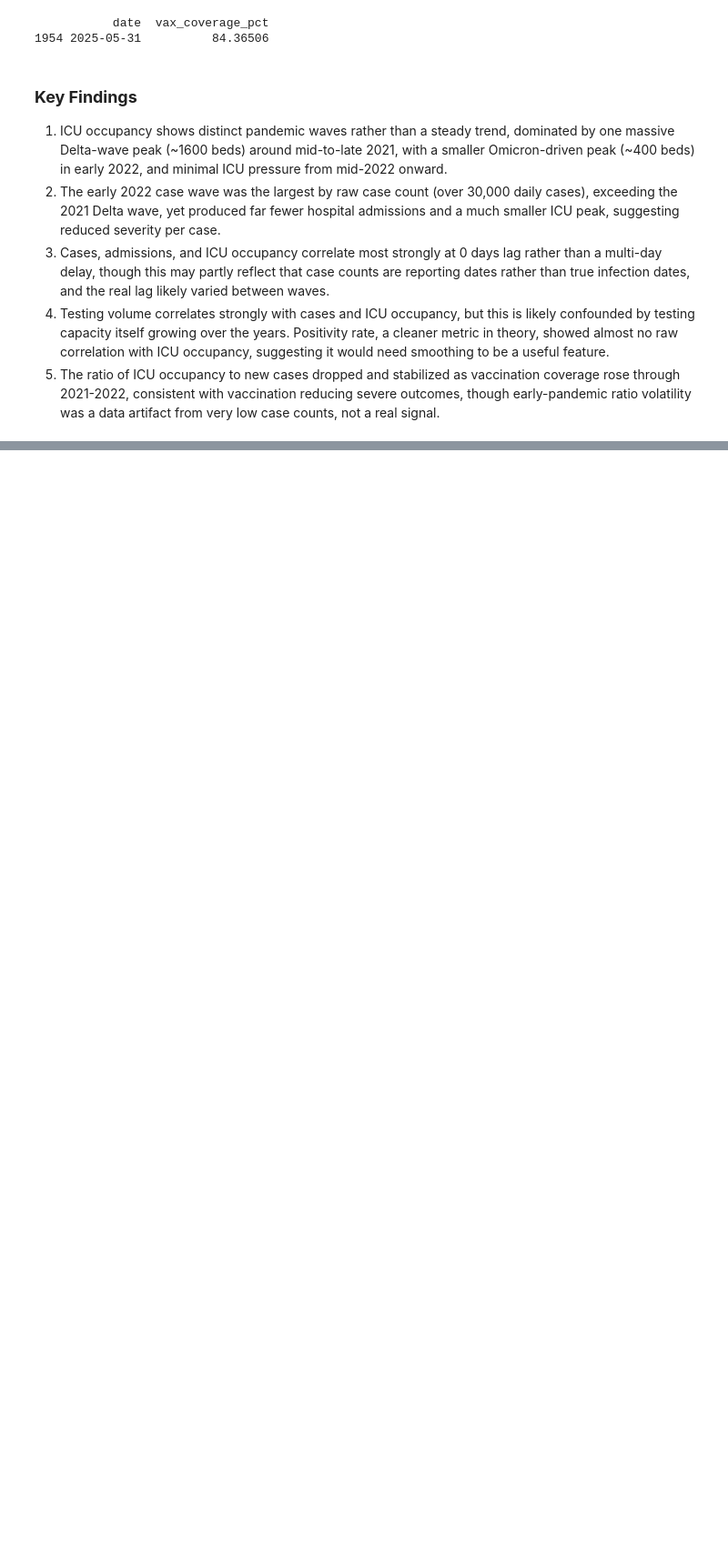
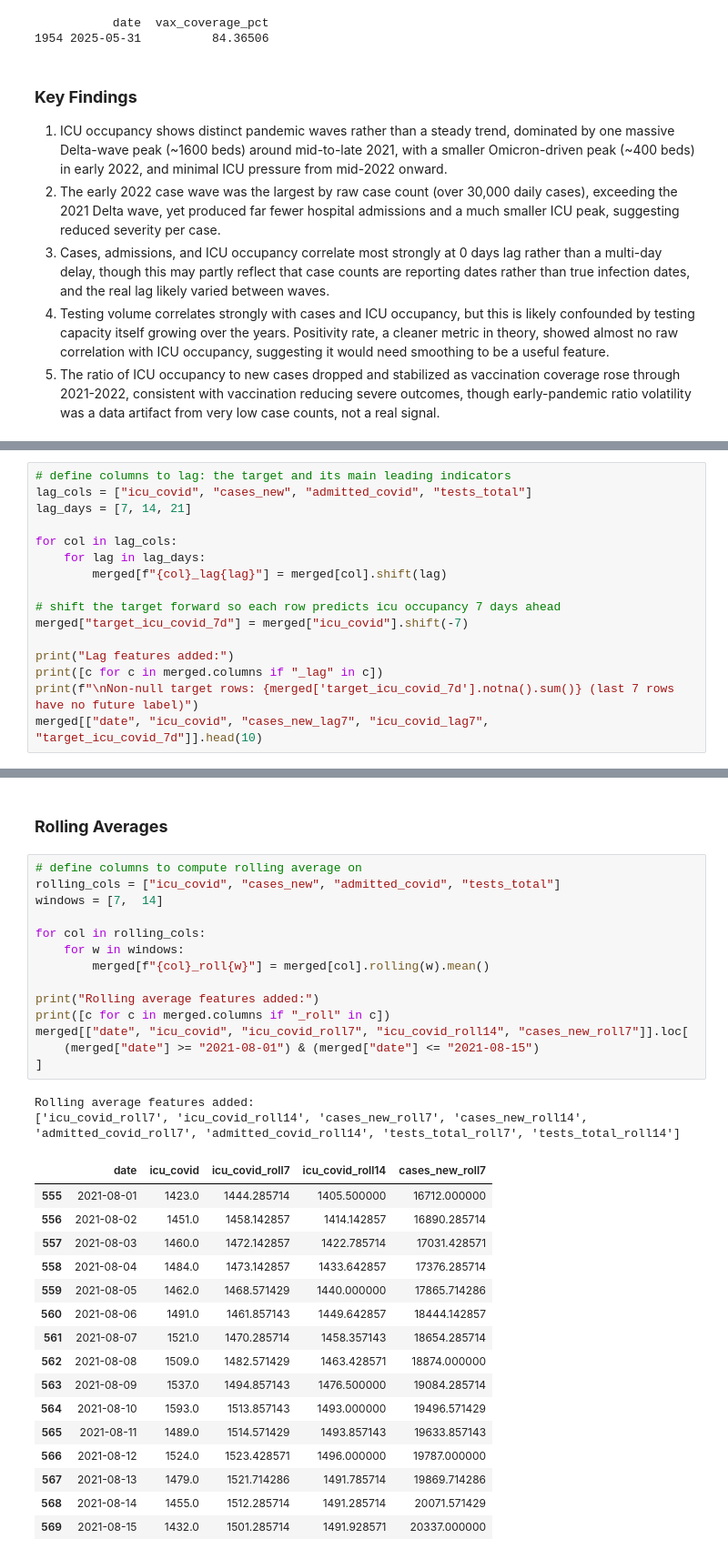
Before and after one commit to peishuen/Malaysia-ICU-Bed-Demand-Forecasting, a Jupyter notebook: analysis.ipynb, the cells around one changed output, grey strips where cells are left out. Shown at 91% size. Drawn from its saved outputs; the diff is of its cells as text; blank space fills up the shorter version.

Commit message:
add phase 4 feature engineering and train/test split

```diff
--- a/analysis.ipynb
+++ b/analysis.ipynb
@@ -524,0 +529,16 @@ print(merged.loc[merged["date"] == merged["date"].max(), ["date", "vax_coverage_
+# %%
+# define columns to lag: the target and its main leading indicators
+lag_cols = ["icu_covid", "cases_new", "admitted_covid", "tests_total"]
+lag_days = [7, 14, 21]
+
+for col in lag_cols:
+    for lag in lag_days:
+        merged[f"{col}_lag{lag}"] = merged[col].shift(lag)
+
+# shift the target forward so each row predicts icu occupancy 7 days ahead
+merged["target_icu_covid_7d"] = merged["icu_covid"].shift(-7)
+
+print("Lag features added:")
+print([c for c in merged.columns if "_lag" in c])
+print(f"\nNon-null target rows: {merged['target_icu_covid_7d'].notna().sum()} (last 7 rows have no future label)")
+merged[["date", "icu_covid", "cases_new_lag7", "icu_covid_lag7", "target_icu_covid_7d"]].head(10)
@@ -524,0 +561,35 @@ print(merged.loc[merged["date"] == merged["date"].max(), ["date", "vax_coverage_
+# %% [markdown]
+### **Rolling Averages**
+# %%
+# define columns to compute rolling average on
+rolling_cols = ["icu_covid", "cases_new", "admitted_covid", "tests_total"]
+windows = [7,  14]
+
+for col in rolling_cols:
+    for w in windows:
+        merged[f"{col}_roll{w}"] = merged[col].rolling(w).mean()
+
+print("Rolling average features added:")
+print([c for c in merged.columns if "_roll" in c])
+merged[["date", "icu_covid", "icu_covid_roll7", "icu_covid_roll14", "cases_new_roll7"]].loc[
+    (merged["date"] >= "2021-08-01") & (merged["date"] <= "2021-08-15")
+]
+# %% [output]
+Rolling average features added:
+['icu_covid_roll7', 'icu_covid_roll14', 'cases_new_roll7', 'cases_new_roll14', 'admitted_covid_roll7', 'admitted_covid_roll14', 'tests_total_roll7', 'tests_total_roll14']
+|  | date | icu_covid | icu_covid_roll7 | icu_covid_roll14 | cases_new_roll7 |
+| 555 | 2021-08-01 | 1423.0 | 1444.285714 | 1405.500000 | 16712.000000 |
+| 556 | 2021-08-02 | 1451.0 | 1458.142857 | 1414.142857 | 16890.285714 |
+| 557 | 2021-08-03 | 1460.0 | 1472.142857 | 1422.785714 | 17031.428571 |
+| 558 | 2021-08-04 | 1484.0 | 1473.142857 | 1433.642857 | 17376.285714 |
+| 559 | 2021-08-05 | 1462.0 | 1468.571429 | 1440.000000 | 17865.714286 |
+| 560 | 2021-08-06 | 1491.0 | 1461.857143 | 1449.642857 | 18444.142857 |
+| 561 | 2021-08-07 | 1521.0 | 1470.285714 | 1458.357143 | 18654.285714 |
+| 562 | 2021-08-08 | 1509.0 | 1482.571429 | 1463.428571 | 18874.000000 |
+| 563 | 2021-08-09 | 1537.0 | 1494.857143 | 1476.500000 | 19084.285714 |
+| 564 | 2021-08-10 | 1593.0 | 1513.857143 | 1493.000000 | 19496.571429 |
+| 565 | 2021-08-11 | 1489.0 | 1514.571429 | 1493.857143 | 19633.857143 |
+| 566 | 2021-08-12 | 1524.0 | 1523.428571 | 1496.000000 | 19787.000000 |
+| 567 | 2021-08-13 | 1479.0 | 1521.714286 | 1491.785714 | 19869.714286 |
+| 568 | 2021-08-14 | 1455.0 | 1512.285714 | 1491.285714 | 20071.571429 |
+| 569 | 2021-08-15 | 1432.0 | 1501.285714 | 1491.928571 | 20337.000000 |
```
Also changed, not shown: parts of 11 cells of this notebook.
